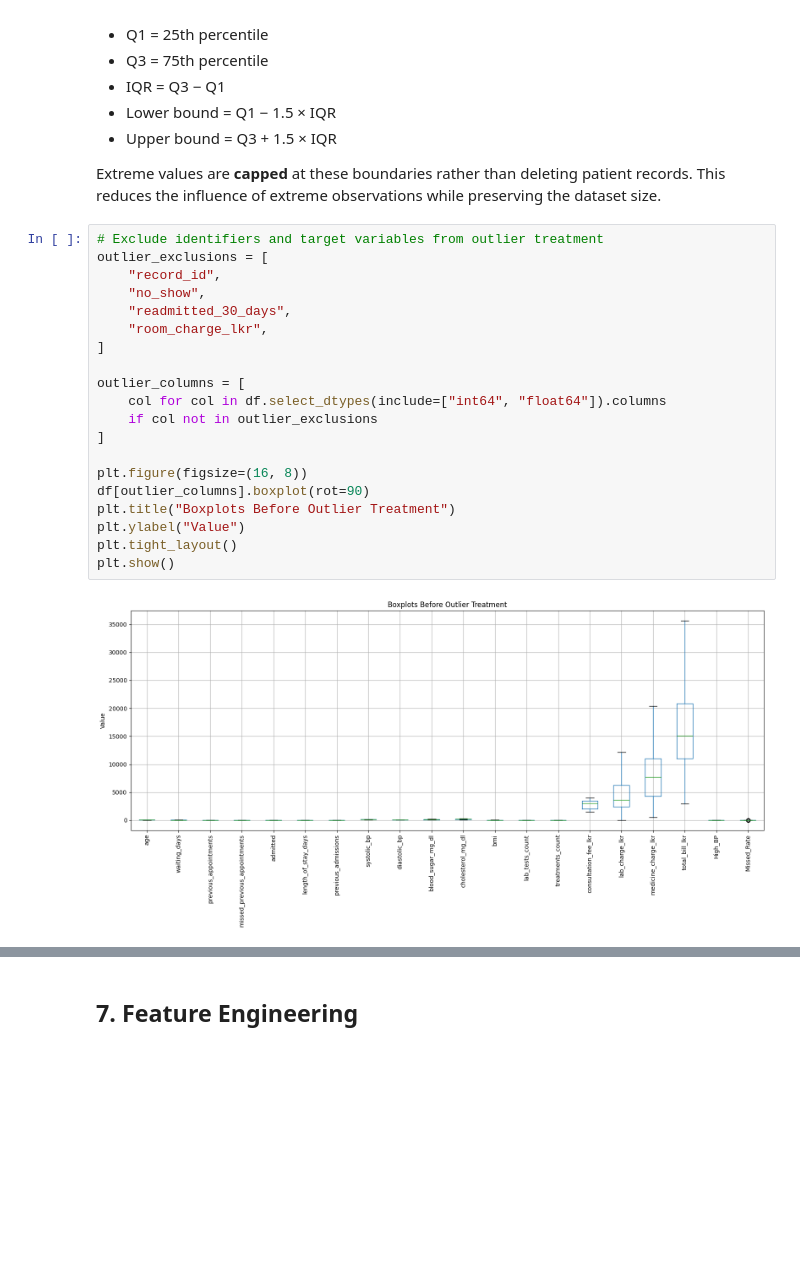
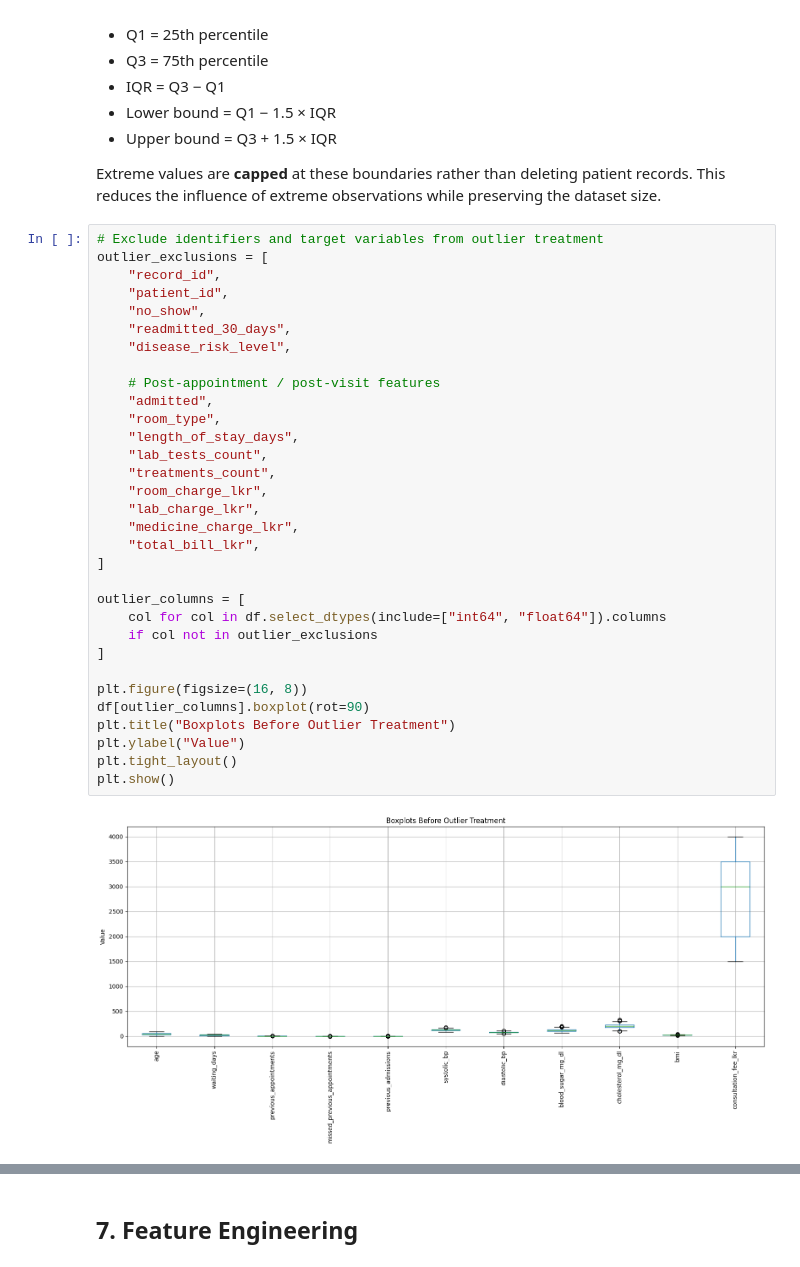
Before and after one commit to dewmiabeykoon/smartcare-ai-project, a Jupyter notebook: Notebook/TASK-03_Data Preprocessing.ipynb, the cells around one changed output, grey strips where cells are left out. Cells and saved outputs as stored; diff of their text form; blank space fills up the shorter version.

```diff
--- a/Notebook/TASK-03_Data Preprocessing.ipynb
+++ b/Notebook/TASK-03_Data Preprocessing.ipynb
@@ -171,25 +175,37 @@ Extreme values are **capped** at these boundaries rather than deleting patient r
 # %%
 # Exclude identifiers and target variables from outlier treatment
 outlier_exclusions = [
     "record_id",
+    "patient_id",
     "no_show",
     "readmitted_30_days",
+    "disease_risk_level",
+
+    # Post-appointment / post-visit features
+    "admitted",
+    "room_type",
+    "length_of_stay_days",
+    "lab_tests_count",
+    "treatments_count",
     "room_charge_lkr",
+    "lab_charge_lkr",
+    "medicine_charge_lkr",
+    "total_bill_lkr",
 ]
 
 outlier_columns = [
     col for col in df.select_dtypes(include=["int64", "float64"]).columns
     if col not in outlier_exclusions
 ]
 
 plt.figure(figsize=(16, 8))
 df[outlier_columns].boxplot(rot=90)
 plt.title("Boxplots Before Outlier Treatment")
 plt.ylabel("Value")
 plt.tight_layout()
 plt.show()
 # %% [output]
-[figure, old version]
+[figure, new version]
 # %%
 outlier_summary = []
 
```
Also changed, not shown: parts of 10 cells of this notebook, 51 other files.
